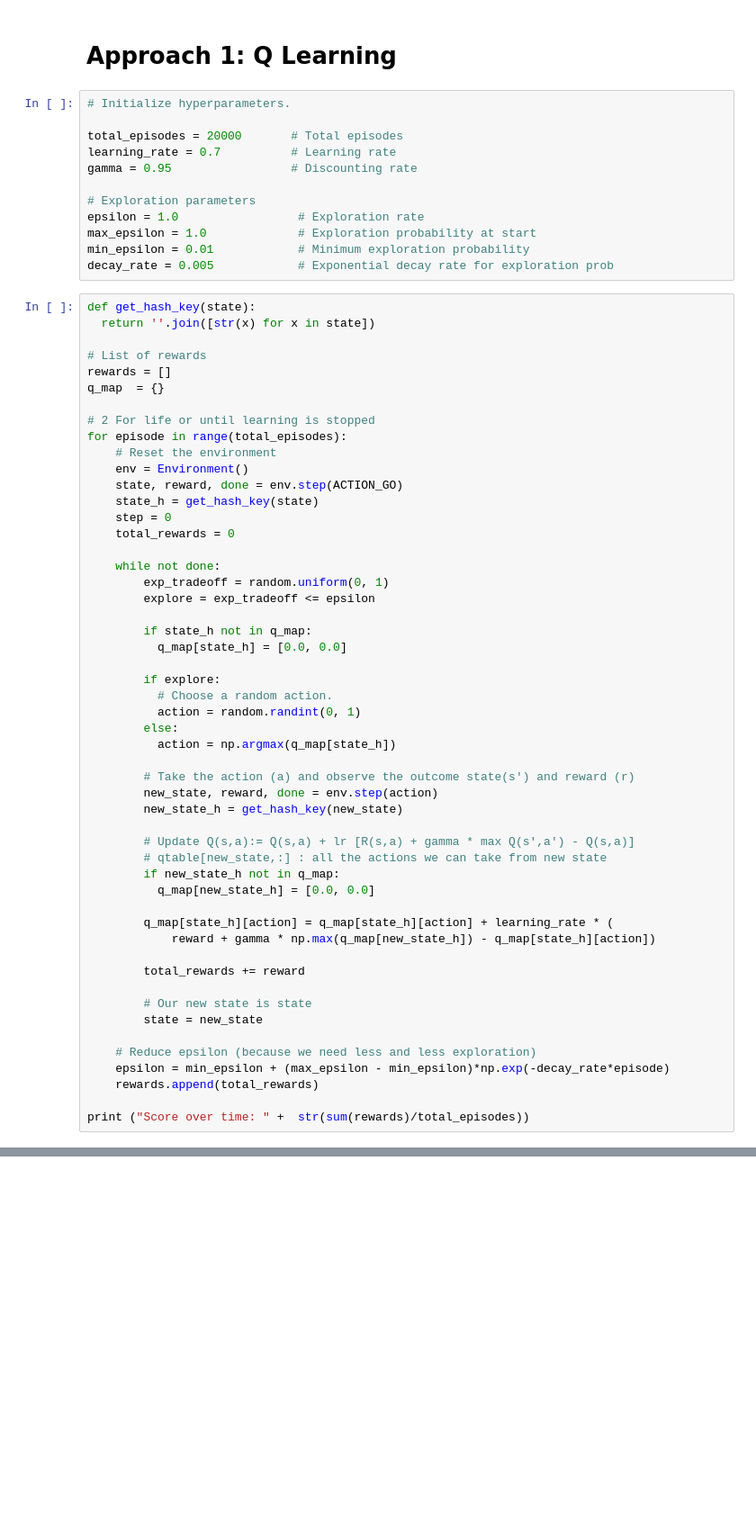
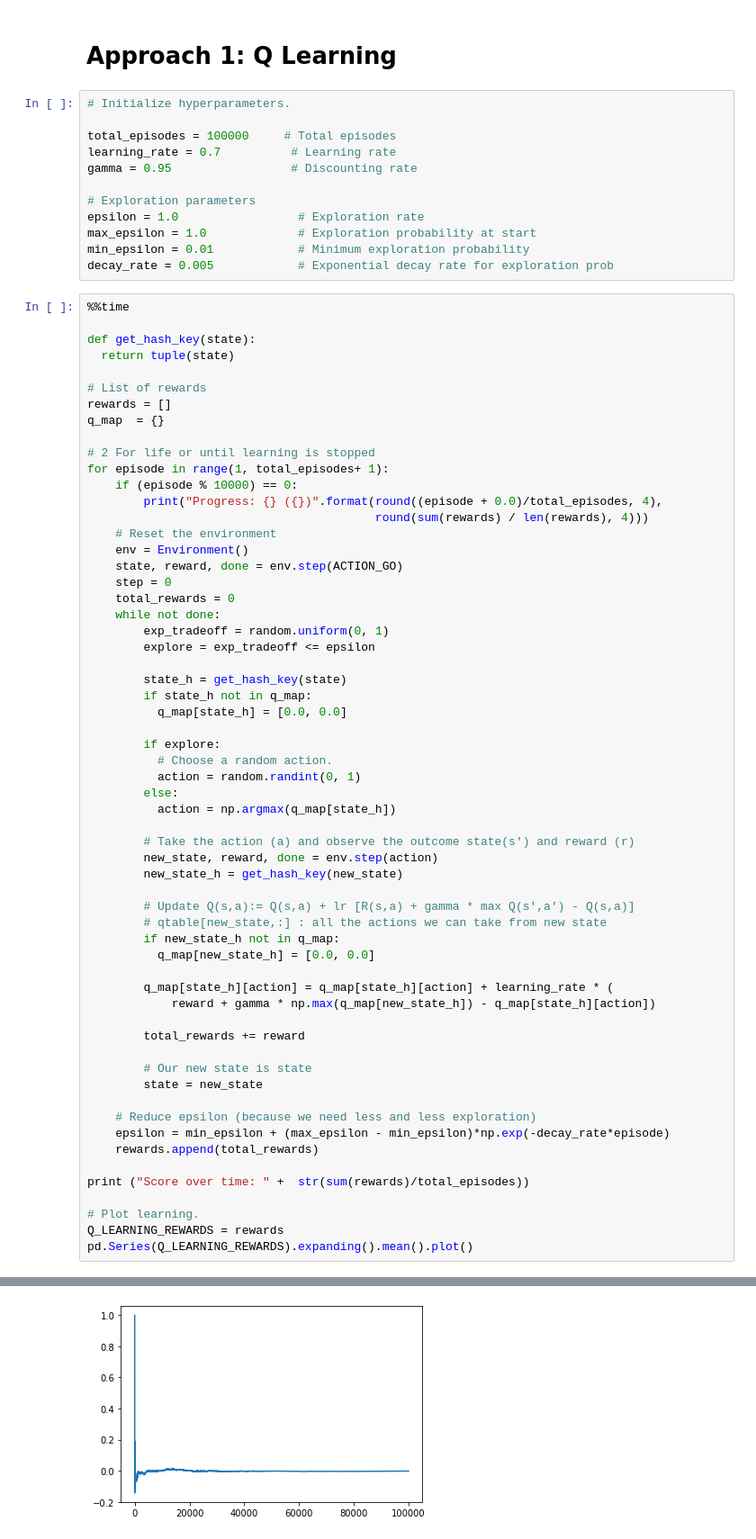
Before and after one commit to cjqian/flappy, a Jupyter notebook: card_game.ipynb, the cells around one changed output, grey strips where cells are left out. Shown: that part at 90% size. Drawn from its saved outputs; the diff is of its cells as text; blank space fills up the shorter version.

```diff
--- a/card_game.ipynb
+++ b/card_game.ipynb
@@ -52,7 +95,7 @@ class Environment():
 # %%
 # Initialize hyperparameters.
 
-total_episodes = 20000       # Total episodes
+total_episodes = 100000     # Total episodes
 learning_rate = 0.7          # Learning rate
 gamma = 0.95                 # Discounting rate
 
@@ -62,26 +105,30 @@ max_epsilon = 1.0             # Exploration probability at start
 min_epsilon = 0.01            # Minimum exploration probability
 decay_rate = 0.005            # Exponential decay rate for exploration prob
 # %%
+%%time
+
 def get_hash_key(state):
-  return ''.join([str(x) for x in state])
+  return tuple(state)
 
 # List of rewards
 rewards = []
 q_map  = {}
 
 # 2 For life or until learning is stopped
-for episode in range(total_episodes):
+for episode in range(1, total_episodes+ 1):
+    if (episode % 10000) == 0:
+        print("Progress: {} ({})".format(round((episode + 0.0)/total_episodes, 4),
+                                         round(sum(rewards) / len(rewards), 4)))
     # Reset the environment
     env = Environment()
     state, reward, done = env.step(ACTION_GO)
-    state_h = get_hash_key(state)
     step = 0
     total_rewards = 0
-
     while not done:
         exp_tradeoff = random.uniform(0, 1)
         explore = exp_tradeoff <= epsilon
 
+        state_h = get_hash_key(state)
         if state_h not in q_map:
           q_map[state_h] = [0.0, 0.0]
 
@@ -113,4 +160,8 @@ for episode in range(total_episodes):
     rewards.append(total_rewards)
 
 print ("Score over time: " +  str(sum(rewards)/total_episodes))
+
+# Plot learning.
+Q_LEARNING_REWARDS = rewards
+pd.Series(Q_LEARNING_REWARDS).expanding().mean().plot()
 # %% [output]
@@ -117,0 +181 @@ Score over time: -0.0127
+[figure, added]
```
Also changed, not shown: parts of 15 cells of this notebook.
